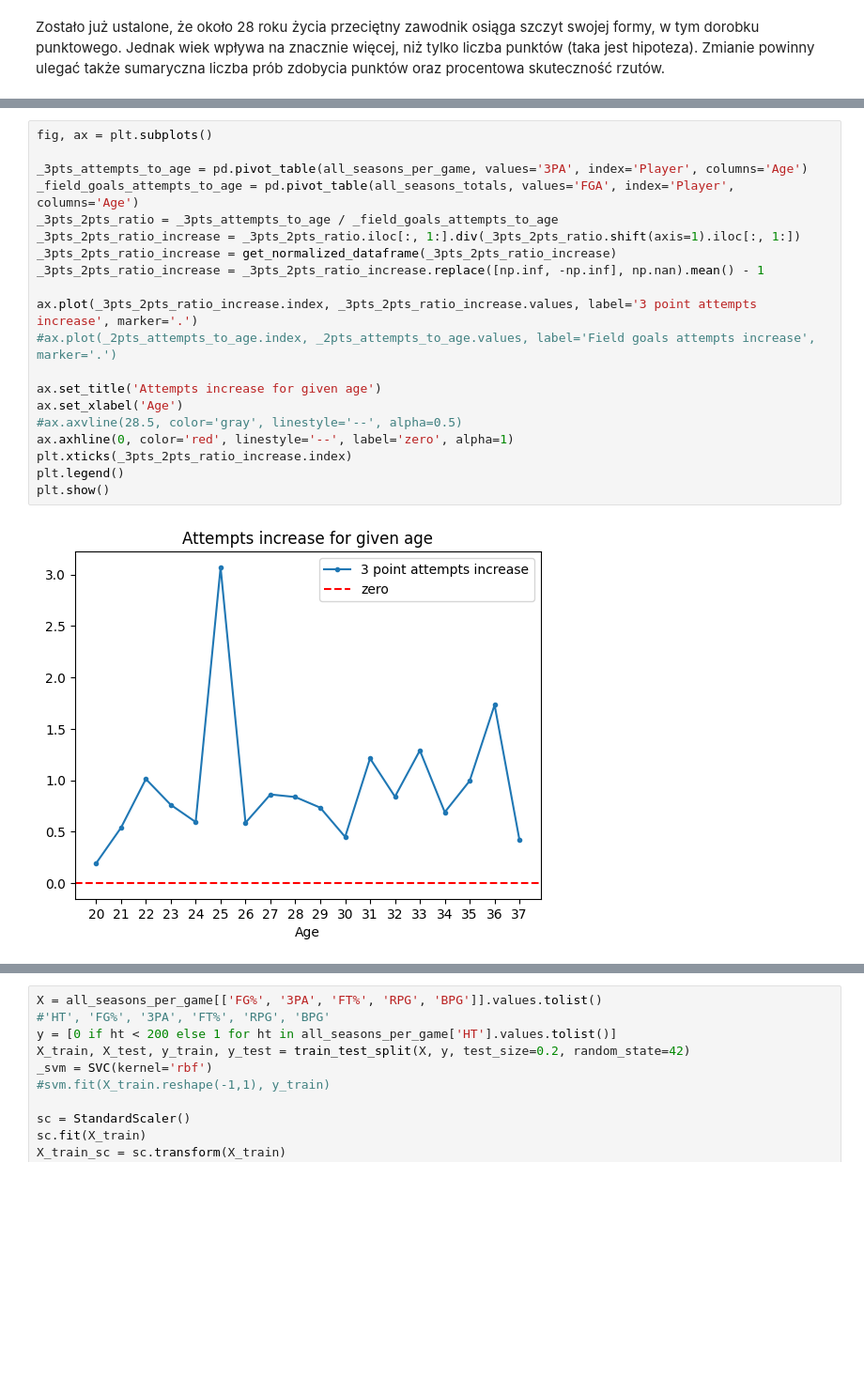
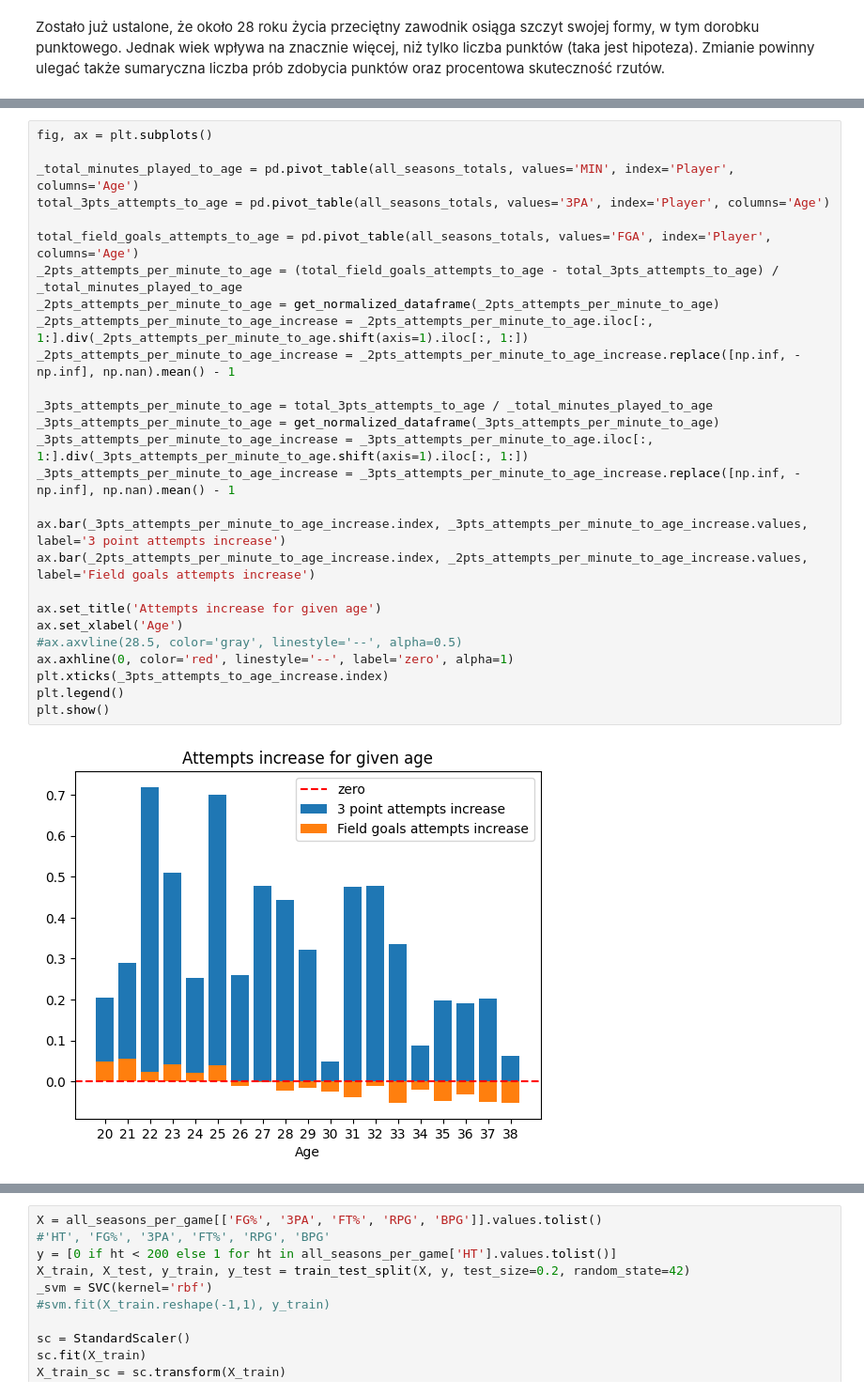
Before and after one commit to Marcin27141/NbaDataAnalysis, a Jupyter notebook: MultipleSeasons.ipynb, the cells around one changed output, grey strips where cells are left out. Shown at 94% size. Drawn from its saved outputs; the diff is of its cells as text; blank space fills up the shorter version.

```diff
--- a/MultipleSeasons.ipynb
+++ b/MultipleSeasons.ipynb
@@ -500,25 +635,32 @@ plt.show()
 # %%
 fig, ax = plt.subplots()
 
-_3pts_attempts_to_age = pd.pivot_table(all_seasons_per_game, values='3PA', index='Player', columns='Age')
-_field_goals_attempts_to_age = pd.pivot_table(all_seasons_totals, values='FGA', index='Player', columns='Age')
-_3pts_2pts_ratio = _3pts_attempts_to_age / _field_goals_attempts_to_age
-_3pts_2pts_ratio_increase = _3pts_2pts_ratio.iloc[:, 1:].div(_3pts_2pts_ratio.shift(axis=1).iloc[:, 1:])
-_3pts_2pts_ratio_increase = get_normalized_dataframe(_3pts_2pts_ratio_increase)
-_3pts_2pts_ratio_increase = _3pts_2pts_ratio_increase.replace([np.inf, -np.inf], np.nan).mean() - 1
+_total_minutes_played_to_age = pd.pivot_table(all_seasons_totals, values='MIN', index='Player', columns='Age')
+total_3pts_attempts_to_age = pd.pivot_table(all_seasons_totals, values='3PA', index='Player', columns='Age')
 
-ax.plot(_3pts_2pts_ratio_increase.index, _3pts_2pts_ratio_increase.values, label='3 point attempts increase', marker='.')
-#ax.plot(_2pts_attempts_to_age.index, _2pts_attempts_to_age.values, label='Field goals attempts increase', marker='.')
+total_field_goals_attempts_to_age = pd.pivot_table(all_seasons_totals, values='FGA', index='Player', columns='Age')
+_2pts_attempts_per_minute_to_age = (total_field_goals_attempts_to_age - total_3pts_attempts_to_age) / _total_minutes_played_to_age
+_2pts_attempts_per_minute_to_age = get_normalized_dataframe(_2pts_attempts_per_minute_to_age)
+_2pts_attempts_per_minute_to_age_increase = _2pts_attempts_per_minute_to_age.iloc[:, 1:].div(_2pts_attempts_per_minute_to_age.shift(axis=1).iloc[:, 1:])
+_2pts_attempts_per_minute_to_age_increase = _2pts_attempts_per_minute_to_age_increase.replace([np.inf, -np.inf], np.nan).mean() - 1
+
+_3pts_attempts_per_minute_to_age = total_3pts_attempts_to_age / _total_minutes_played_to_age
+_3pts_attempts_per_minute_to_age = get_normalized_dataframe(_3pts_attempts_per_minute_to_age)
+_3pts_attempts_per_minute_to_age_increase = _3pts_attempts_per_minute_to_age.iloc[:, 1:].div(_3pts_attempts_per_minute_to_age.shift(axis=1).iloc[:, 1:])
+_3pts_attempts_per_minute_to_age_increase = _3pts_attempts_per_minute_to_age_increase.replace([np.inf, -np.inf], np.nan).mean() - 1
+
+ax.bar(_3pts_attempts_per_minute_to_age_increase.index, _3pts_attempts_per_minute_to_age_increase.values, label='3 point attempts increase')
+ax.bar(_2pts_attempts_per_minute_to_age_increase.index, _2pts_attempts_per_minute_to_age_increase.values, label='Field goals attempts increase')
 
 ax.set_title('Attempts increase for given age')
 ax.set_xlabel('Age')
 #ax.axvline(28.5, color='gray', linestyle='--', alpha=0.5)
 ax.axhline(0, color='red', linestyle='--', label='zero', alpha=1)
-plt.xticks(_3pts_2pts_ratio_increase.index)
+plt.xticks(_3pts_attempts_to_age_increase.index)
 plt.legend()
 plt.show()
 # %% [output]
-[figure, old version]
+[figure, new version]
 # %%
 fig, ax = plt.subplots()
 
```
Also changed, not shown: parts of 24 cells of this notebook.
